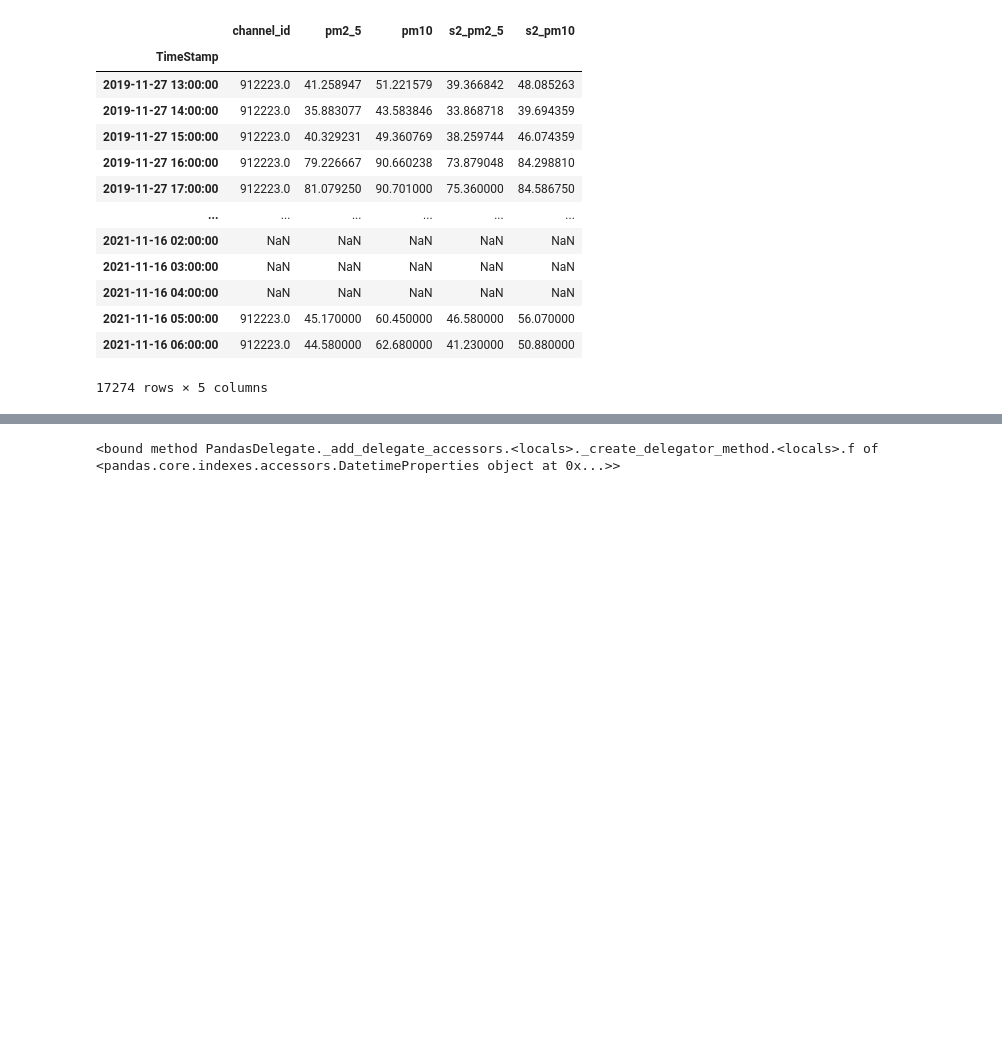
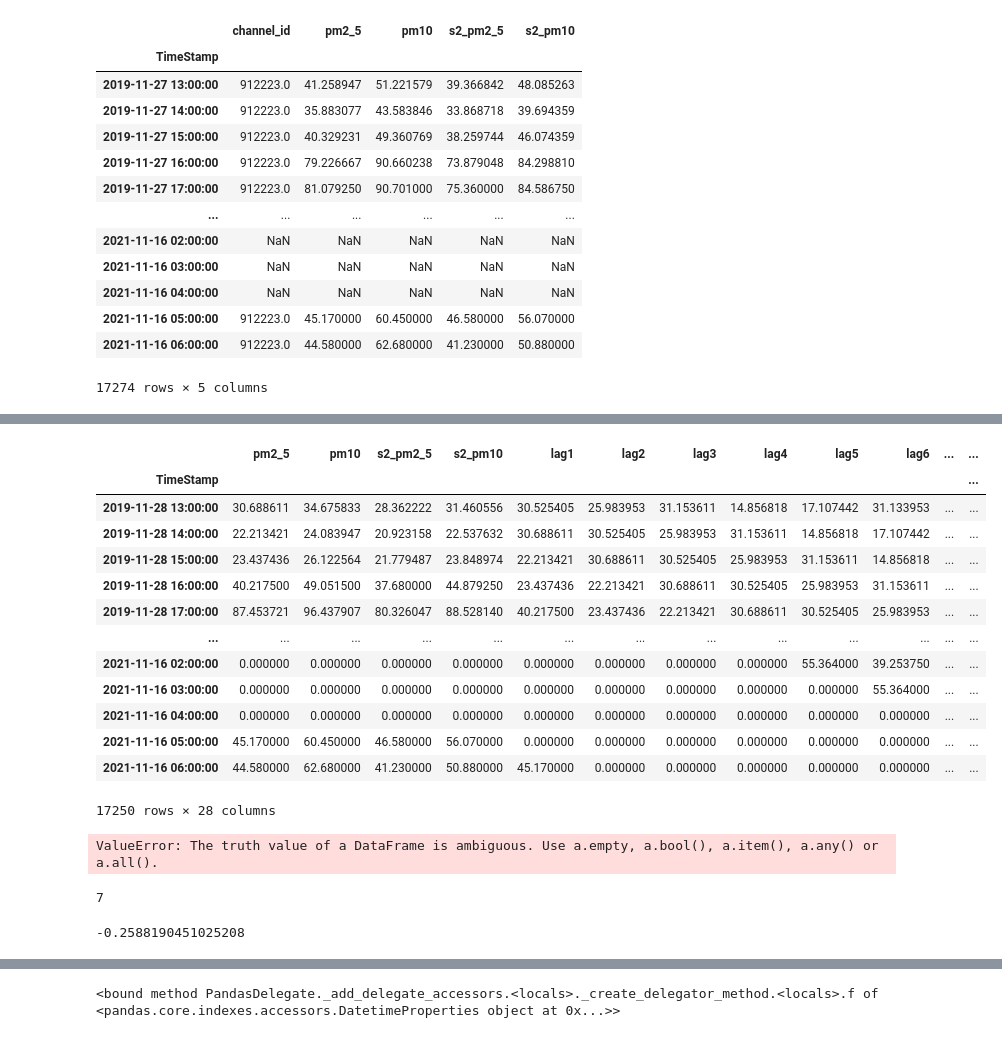
Before and after one commit to uman95/AirQo_assignment, a Jupyter notebook: AirQo.ipynb, the cells around one changed output, grey strips where cells are left out. Drawn from its saved outputs; the diff is of its cells as text; code cells hidden in the pictures; blank space fills up the shorter version.

```diff
--- a/AirQo.ipynb
+++ b/AirQo.ipynb
@@ -171,0 +339,28 @@ channel_one.groupby(pd.Grouper(key='TimeStamp', freq='1H')).mean()
+# %%
+def generate_time_lags(df, n_lags):
+    df_n = df.copy()
+    for n in range(1, n_lags + 1):
+        df_n[f"lag{n}"] = df_n["pm2_5"].shift(n)
+    df_n = df_n.iloc[n_lags:]
+    return df_n
+# %%
+generate_time_lags(KK, 24)
+# %% [output]
+|  | pm2_5 | pm10 | s2_pm2_5 | s2_pm10 | lag1 | lag2 | lag3 | lag4 | lag5 | lag6 | ... | ... |
+| TimeStamp |  |  |  |  |  |  |  |  |  |  |  | ... |
+| 2019-11-28 13:00:00 | 30.688611 | 34.675833 | 28.362222 | 31.460556 | 30.525405 | 25.983953 | 31.153611 | 14.856818 | 17.107442 | 31.133953 | ... | ... |
+| 2019-11-28 14:00:00 | 22.213421 | 24.083947 | 20.923158 | 22.537632 | 30.688611 | 30.525405 | 25.983953 | 31.153611 | 14.856818 | 17.107442 | ... | ... |
+| 2019-11-28 15:00:00 | 23.437436 | 26.122564 | 21.779487 | 23.848974 | 22.213421 | 30.688611 | 30.525405 | 25.983953 | 31.153611 | 14.856818 | ... | ... |
+| 2019-11-28 16:00:00 | 40.217500 | 49.051500 | 37.680000 | 44.879250 | 23.437436 | 22.213421 | 30.688611 | 30.525405 | 25.983953 | 31.153611 | ... | ... |
+| 2019-11-28 17:00:00 | 87.453721 | 96.437907 | 80.326047 | 88.528140 | 40.217500 | 23.437436 | 22.213421 | 30.688611 | 30.525405 | 25.983953 | ... | ... |
+| ... | ... | ... | ... | ... | ... | ... | ... | ... | ... | ... | ... | ... |
+| 2021-11-16 02:00:00 | 0.000000 | 0.000000 | 0.000000 | 0.000000 | 0.000000 | 0.000000 | 0.000000 | 0.000000 | 55.364000 | 39.253750 | ... | ... |
+| 2021-11-16 03:00:00 | 0.000000 | 0.000000 | 0.000000 | 0.000000 | 0.000000 | 0.000000 | 0.000000 | 0.000000 | 0.000000 | 55.364000 | ... | ... |
+| 2021-11-16 04:00:00 | 0.000000 | 0.000000 | 0.000000 | 0.000000 | 0.000000 | 0.000000 | 0.000000 | 0.000000 | 0.000000 | 0.000000 | ... | ... |
+| 2021-11-16 05:00:00 | 45.170000 | 60.450000 | 46.580000 | 56.070000 | 0.000000 | 0.000000 | 0.000000 | 0.000000 | 0.000000 | 0.000000 | ... | ... |
+| 2021-11-16 06:00:00 | 44.580000 | 62.680000 | 41.230000 | 50.880000 | 45.170000 | 0.000000 | 0.000000 | 0.000000 | 0.000000 | 0.000000 | ... | ... |
+17250 rows × 28 columns
+# %%
+KK.assign(hour=KK.index)
+# %% [output]
+ValueError: The truth value of a DataFrame is ambiguous. Use a.empty, a.bool(), a.item(), a.any() or a.all().
@@ -171,0 +373,4 @@ channel_one.groupby(pd.Grouper(key='TimeStamp', freq='1H')).mean()
+# %%
+feat.day_of_week.nunique()
+# %% [output]
+7
@@ -171,0 +382,4 @@ channel_one.groupby(pd.Grouper(key='TimeStamp', freq='1H')).mean()
+# %%
+np.sin(2*np.pi*(13-0)/24)
+# %% [output]
+-0.2588190451025208
```
Also changed, not shown: parts of 46 cells of this notebook, 17 other files.
